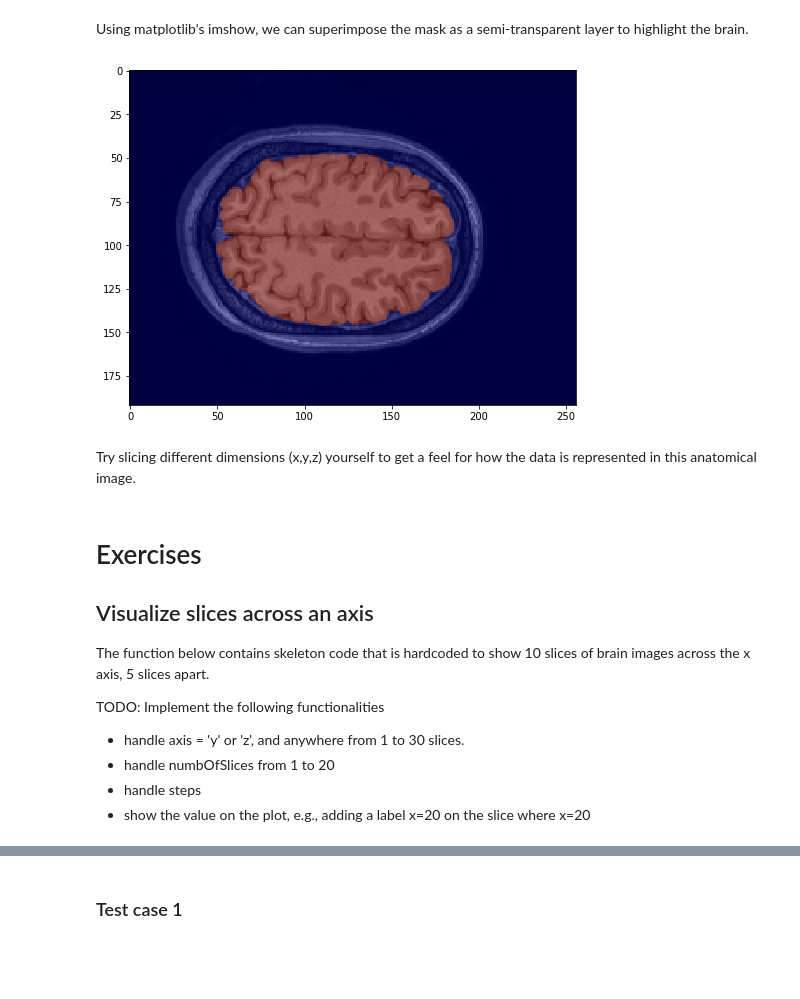
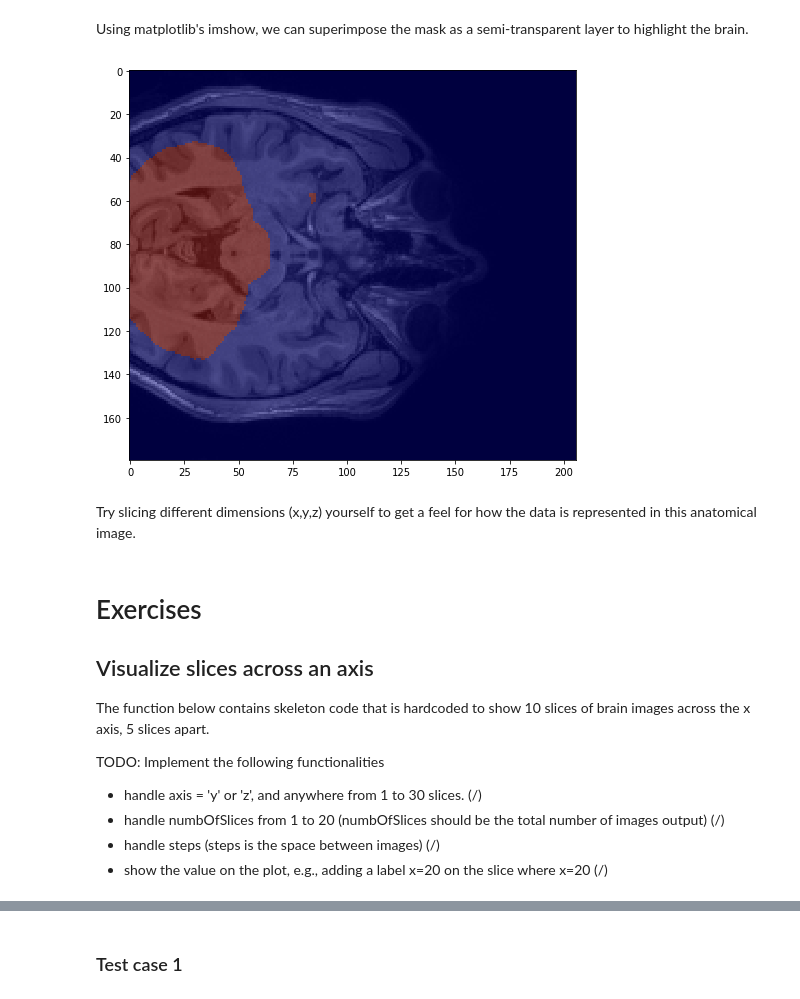
Before and after one commit to sapols/bai-book, a Jupyter notebook: content/labs/lab-image/index.ipynb, the cells around one changed output, grey strips where cells are left out. Cells and saved outputs as stored; diff of their text form; code cells hidden in the pictures; blank space fills up the shorter version.

Commit message:
Finish lab-image

```diff
--- a/content/labs/lab-image/index.ipynb
+++ b/content/labs/lab-image/index.ipynb
@@ -73,11 +76,11 @@ mask = nib.load('./mask.nii.gz')
 Using matplotlib's imshow, we can superimpose the mask as a semi-transparent layer to highlight the brain.
 # %%
 plt.figure(figsize=(8, 8))
-plt.imshow(data.get_fdata()[:,:,200], 'gray', interpolation='none')
-plt.imshow(mask.get_fdata()[:,:,200], 'jet', alpha=0.5, interpolation='none')
+plt.imshow(data.get_fdata()[10:190,50:,150], 'gray', interpolation='none')
+plt.imshow(mask.get_fdata()[10:190,50:,120], 'jet', alpha=0.5, interpolation='none')
 plt.show()
 # %% [output]
-[figure, old version]
+[figure, new version]
 # %% [markdown]
 Try slicing different dimensions (x,y,z) yourself to get a feel for how the data is represented in this anatomical image.
 # %% [markdown]
@@ -88,7 +91,7 @@ Try slicing different dimensions (x,y,z) yourself to get a feel for how the data
 The function below contains skeleton code that is hardcoded to show 10 slices of brain images across the x axis, 5 slices apart.
 
 TODO: Implement the following functionalities
-* handle axis = 'y' or 'z', and anywhere from 1 to 30 slices.
-* handle numbOfSlices from 1 to 20
-* handle steps
-* show the value on the plot, e.g., adding a label x=20 on the slice where x=20
+* handle axis = 'y' or 'z', and anywhere from 1 to 30 slices. (/)
+* handle numbOfSlices from 1 to 20 (numbOfSlices should be the total number of images output) (/)
+* handle steps (steps is the space between images) (/)
+* show the value on the plot, e.g., adding a label x=20 on the slice where x=20 (/)
```
Also changed, not shown: parts of 18 cells of this notebook, 1 other file.
